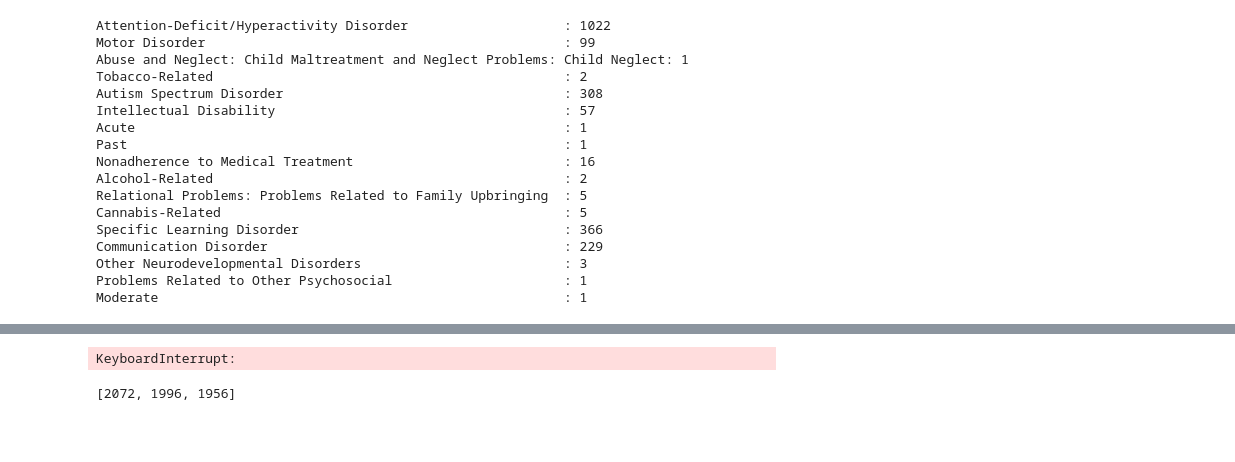
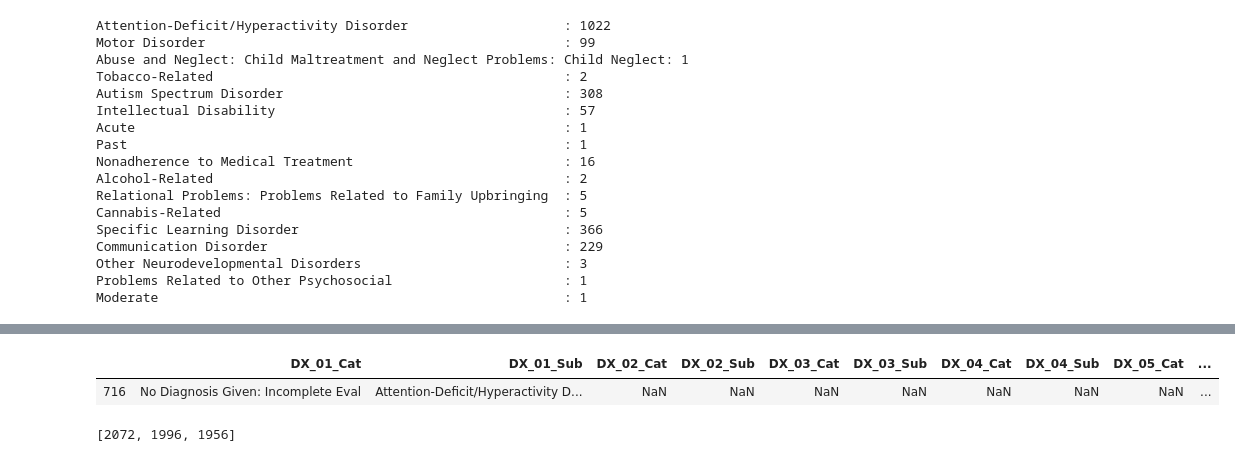
Before and after one commit to sanagno/psychiatry-mri-eeg, a Jupyter notebook: data_exploration.ipynb, the cells around one changed output, grey strips where cells are left out. Drawn from its saved outputs; the diff is of its cells as text; code cells hidden in the pictures; blank space fills up the shorter version.

Commit message:
diorders check

```diff
--- a/data_exploration.ipynb
+++ b/data_exploration.ipynb
@@ -166,13 +151,32 @@ Name: DX_01_Cat, Length: 2096, dtype: object
-# %%
-for i in range(whole_data.shape[0]):
-    for j in range(1, 11):
-        cat = whole_data.iloc[i]['DX_' + str(j).zfill(2) + '_Cat']
-        sub = whole_data.iloc[i]['DX_' + str(j).zfill(2) + '_Sub']
-
-        if sub == 'Attention-Deficit/Hyperactivity Disorder' and cat != 'Neurodevelopmental Disorders':
-            print(i, cat, sub)
-# %% [output]
-KeyboardInterrupt:
+# %%
+# For all disorders the subcategory only exists when an category exists (sanity check)
+
+test = pd.DataFrame()
+
+for i in range(1, 11):
+    whole_data['DX_' + str(i).zfill(2) + '_Cat'] = whole_data['DX_' + str(i).zfill(2) + '_Cat'].astype('str')
+    whole_data['DX_' + str(i).zfill(2) + '_Sub'] = whole_data['DX_' + str(i).zfill(2) + '_Sub'].astype('str')
+    mask = ((whole_data['DX_' + str(i).zfill(2) + '_Cat'] == 'nan').values & \
+            (whole_data['DX_' + str(i).zfill(2) + '_Sub'] != 'nan').values)
+
+    test = whole_data[mask][['DX_' + str(i).zfill(2) + '_Cat', 'DX_' + str(i).zfill(2) + '_Sub']]
+
+test
+# %%
+# For one patient (with id 716) there exists subcategory ADHD woth no appropriate category
+
+test = pd.DataFrame()
+
+for i in range(1, 11):
+    test = test.append(whole_data[(whole_data['DX_' + str(i).zfill(2) + '_Sub'] == 'Attention-Deficit/Hyperactivity Disorder') & \
+                      (whole_data['DX_' + str(i).zfill(2) + '_Cat'] != 'Neurodevelopmental Disorders')]\
+                       [['DX_' + str(i).zfill(2) + '_Cat', 'DX_' + str(i).zfill(2) + '_Sub']])
+
+
+test
+# %% [output]
+|  | DX_01_Cat | DX_01_Sub | DX_02_Cat | DX_02_Sub | DX_03_Cat | DX_03_Sub | DX_04_Cat | DX_04_Sub | DX_05_Cat | ... |
+| 716 | No Diagnosis Given: Incomplete Eval | Attention-Deficit/Hyperactivity D... | NaN | NaN | NaN | NaN | NaN | NaN | NaN | ... |
 # %%
 # For some cases ACE_Score is not NaN although all scores ACE_{01-10} are NaN
 # Also should we care about all the ACE random columns?
```
Also changed, not shown: parts of 1 cell of this notebook.
